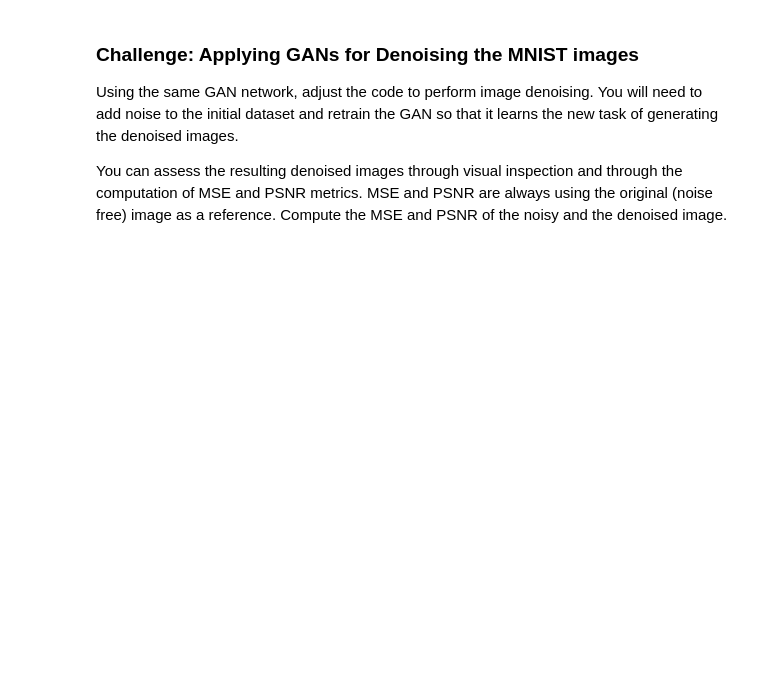
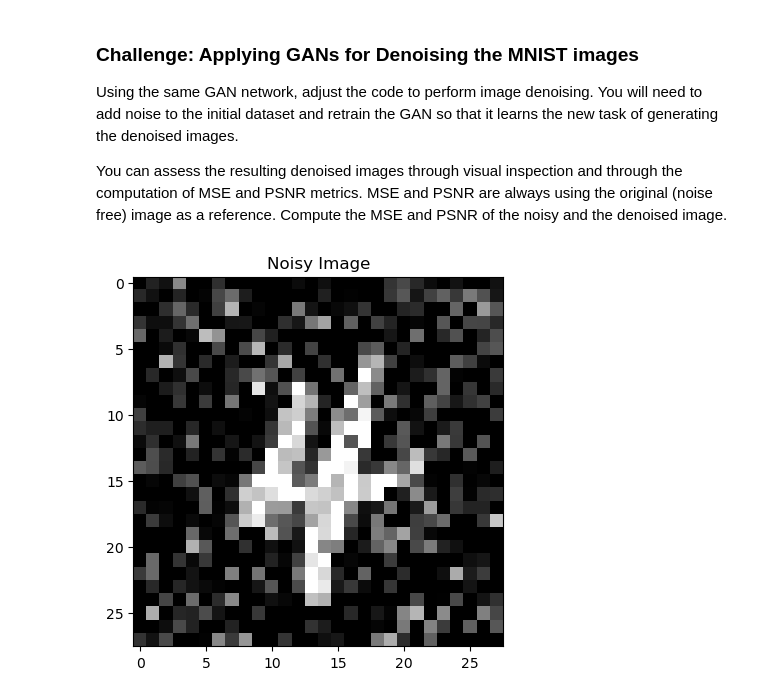
Before and after one commit to ZehuaLiuY/COMSM0159-Labsheets, a Jupyter notebook: Week4-GAN-to-denoise-image-main/lab-GAN_MNIST.ipynb, the cells around one changed output. Cells and saved outputs as stored; diff of their text form; code cells hidden in the pictures; blank space fills up the shorter version.

```diff
--- a/Week4-GAN-to-denoise-image-main/lab-GAN_MNIST.ipynb
+++ b/Week4-GAN-to-denoise-image-main/lab-GAN_MNIST.ipynb
@@ -383,21 +383,13 @@ You can assess the resulting denoised images through visual inspection and throu
 # Challenge - Task3: MSE and PSNR computation for the denoised image and the original image
 # Challenge - Task4: MSE and PSNR computation for the noisy image and the original image
 def compute_mse(img1, img2):
-
-    img1 = img1.to(torch.float32)
-    img2 = img2.to(torch.float32)
-
-    # Flatten the images to 1D
-    img1 = img1.view(-1)
-    img2 = img2.view(-1)
-    # Compute the Mean Squared Error (MSE) between the two images
-    return torch.mean((img1 - img2) ** 2)
+    return F.mse_loss(img1, img2)
 
 def compute_psnr(mse, max_pixel_value):
     # Convert the float to a tensor
     mse = torch.tensor(mse)
     # Compute the Peak Signal to Noise Ratio (PSNR) in decibels
-    psnr = 10 * np.log10((max_pixel_value ** 2) / mse)
+    psnr = 10 * torch.log10((max_pixel_value ** 2) / mse)
     return psnr
 # %%
 import torch.nn.functional as F
@@ -411,18 +431,17 @@ device = torch.device('cuda' if torch.cuda.is_available() else 'cpu')
 # %%
 # Step 1 - load MNIST dataset load MNIST dataset
-img_mnist = datasets.MNIST(root='./data/', train=True, transform=transforms.ToTensor(), download=True)
-
+train_dataset = datasets.MNIST(root="./data/", train=True, transform=transforms.ToTensor(), download=False)
+train_loader = DataLoader(dataset=train_dataset, batch_size=128, shuffle=True)
 image_size = 28 * 28  # MNIST image size
 
 # Step 2 - instantiate the generator and discriminator
-input_dim = 28
-Gan_G = Generator(input_dim).to(device)
+Gan_G = Generator(input_dim=image_size).to(device)
 Gan_D = Discriminator().to(device)
 
 # Step 3 - define separate Adam optimizers
 lr = 0.0001
-optim_G = torch.optim.Adam(Gan_G.parameters(), lr=lr)
-optim_D = torch.optim.Adam(Gan_D.parameters(), lr=lr)
+optim_G = optim.Adam(Gan_G.parameters(), lr=lr)
+optim_D = optim.Adam(Gan_D.parameters(), lr=lr)
 
 # learning rate scheduler
 scheduler_G = torch.optim.lr_scheduler.StepLR(optim_G, step_size=5, gamma=0.5)
@@ -438,75 +457,62 @@ os.makedirs(image_dir, exist_ok=True)
 Gan_G.apply(weights_init)
 Gan_D.apply(weights_init)
 
-# Step 4 - training loop
-def training_loop(clean_imgs):
-    # Generate a latent noise vector for the generator
-    latent_noise = torch.randn(clean_imgs.size(0), input_dim).to(device)  # (batch_size, input_dim)
-
-    # Generate fake images from latent noise using the generator
-    fake_image = Gan_G(latent_noise)  # Generator expects a 1D latent vector
-
-    # Training step for the Discriminator
-    clean_imgs = clean_imgs.to(device)
-    real_image_output = Gan_D(clean_imgs)  # Pass real images to the discriminator
-    fake_image_output = Gan_D(fake_image.detach())  # Pass fake images to the discriminator
-    loss_discriminator = discriminator_loss(real_output=real_image_output, fake_output=fake_image_output, device=device)
-
-    # Backpropagate the discriminator loss and update its parameters
-    optim_D.zero_grad()
-    loss_discriminator.backward()
-    optim_D.step()
-
-    # Training step for the Generator
-    fake_image_output = Gan_D(fake_image)  # Recompute discriminator output for fake images
-    loss_generator = generator_loss(fake_output=fake_image_output, clean_imgs=clean_imgs, generated_imgs=fake_image)
-
-    # Backpropagate the generator loss and update its parameters
-    optim_G.zero_grad()
-    loss_generator.backward()
-    optim_G.step()
-
-    return loss_discriminator.item(), loss_generator.item(), fake_image, clean_imgs
-
-
 # Step 5 - train the model
 num_epochs = 10
 for epoch in range(num_epochs):
     total_loss_D, total_loss_G = 0, 0
     for batch_idx, (clean_imgs, _) in enumerate(train_loader):
         # Get noisy_imgs and clean_imgs
         loss_D, loss_G, noisy_imgs, clean_imgs = training_loop(clean_imgs)
+        total_loss_D += loss_D
+        total_loss_G += loss_G
 
         # Save only the first batch of images for visualisation
         if batch_idx == 0:
             # Save noisy images
             noisy_img_np = noisy_imgs[0].cpu().numpy()
-            # (channels, height, width) from torch, only 1 channel, because the image is greyscale
+            plt.imshow(noisy_img_np[0], cmap='gray')  # (channels, height, width) from torch, only 1 channel, because the image is greyscale
+            plt.title('Noisy Image')
+            plt.savefig(f'{image_dir}/epoch_{epoch + 1}_noisy.png')
+            plt.show()
+            plt.close()
 
             # Save denoised images
-            denoised_img = generator(noisy_imgs.view(noisy_imgs.size(0), -1)).view(noisy_imgs.size(0), 1, 28, 28)
+            denoised_img = Gan_G(noisy_imgs.view(noisy_imgs.size(0), -1)).view(noisy_imgs.size(0), 1, 28, 28)
             denoised_img = torch.clamp(denoised_img, 0., 1.)
+            denoised_img_np = denoised_img[0].detach().cpu().numpy()
+            plt.imshow(denoised_img_np[0], cmap='gray')
+            plt.title('Denoised Image')
+            plt.savefig(f'{image_dir}/epoch_{epoch + 1}_denoised.png')
+            plt.show()
+            plt.close()
 
             # Save clean images
             clean_img_np = clean_imgs[0].cpu().numpy()
-            mse_noisy_denoised = compute_mse(noisy_imgs[0].view(-1), denoised_img[0].view(-1))
-            psnr_noisy_denoised = compute_psnr(mse_noisy_denoised, 1.0)
+            plt.imshow(clean_img_np[0], cmap='gray')
+            plt.title('Clean Image')
+            plt.savefig(f'{image_dir}/epoch_{epoch + 1}_clean.png')
+            plt.show()
+            plt.close()
+
 
             # Challenge - Compute MSE and PSNR for the noisy and denoised images
-            mse_noisy_clean = compute_mse(noisy_imgs[0].view(-1), clean_imgs[0].view(-1))
-            psnr_noisy_clean = compute_psnr(mse_noisy_clean, 1.0)
+            mse_noisy = compute_mse(noisy_imgs, clean_imgs).item()
+            mse_denoised = compute_mse(denoised_img, clean_imgs).item()
+            psnr_noisy = compute_psnr(mse_noisy, 1)
+            psnr_denoised = compute_psnr(mse_denoised, 1)
 
             # Print MSE and PSNR values
-            print(f'MSE and PSNR for noisy and denoised images: {mse_noisy_denoised}, {psnr_noisy_denoised}')
-
-            visualise_generated_images(generator, input_dim, epoch, image_dir)
+            print(f'Epoch {epoch + 1}/{num_epochs}, MSE and PSNR for noisy and original images: MSE = {mse_noisy}, PSNR = {psnr_noisy}')
+            print(f'Epoch {epoch + 1}/{num_epochs}, MSE and PSNR for the denoised and original images: MSE = {mse_denoised}, PSNR = {psnr_denoised}')
 
     # Learning rate updated
     scheduler_G.step()
     scheduler_D.step()
 
     # Print the average loss per epoch
     print(f'After Epoch [{epoch + 1}/{num_epochs}], D_loss: {total_loss_D / len(train_loader):.4f}, G_loss: {total_loss_G / len(train_loader):.4f}')
 
 print("Training completed!")
 # %% [output]
+[figure, added]
```
Also changed, not shown: parts of 2 cells of this notebook.
